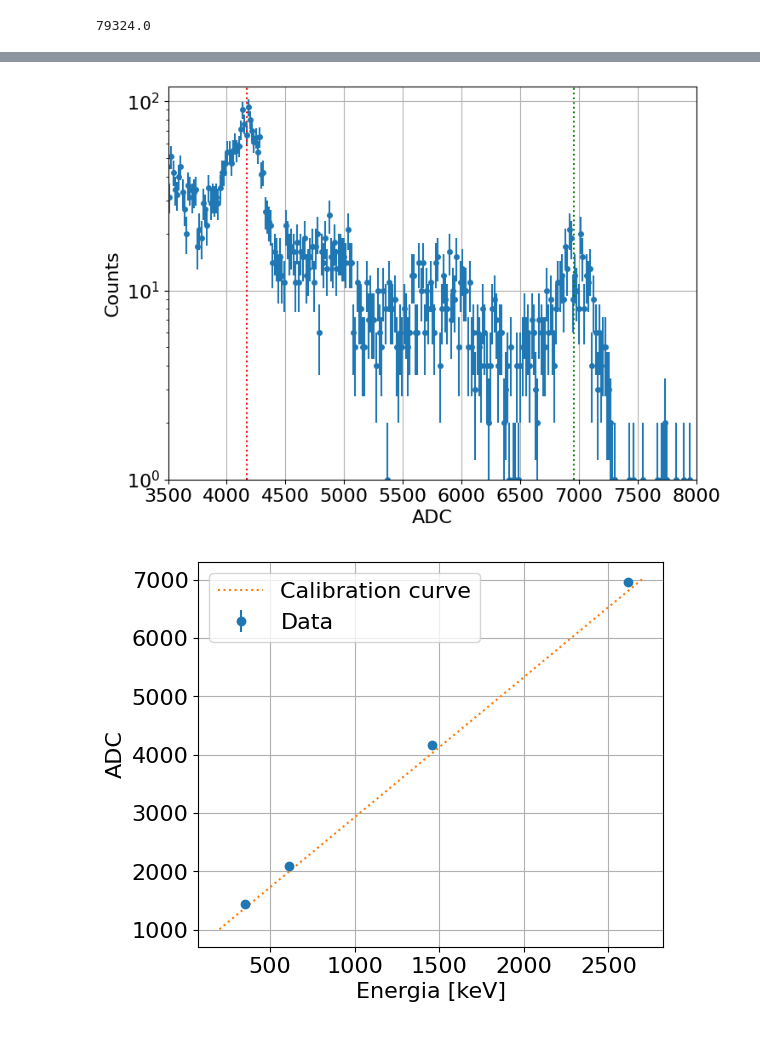
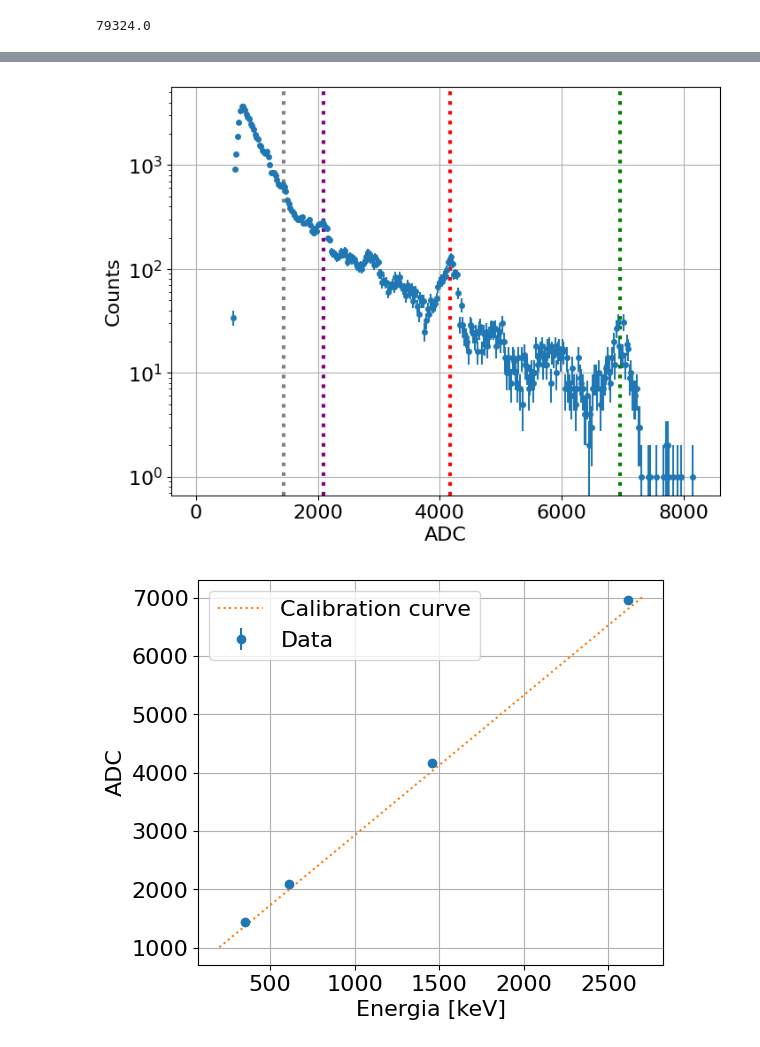
Before and after one commit to cerasole/EnvironmentalRadioactivity, a Jupyter notebook: Notebooks/SpectralFit.ipynb, the cells around one changed output, grey strips where cells are left out. Cells and saved outputs as stored; diff of their text form; code cells hidden in the pictures.

```diff
--- a/Notebooks/SpectralFit.ipynb
+++ b/Notebooks/SpectralFit.ipynb
@@ -53,5 +48,0 @@ files
-# %%
-Nfiles = 5
-for i in range(1, 6):
-  file = files[i-1]
-  print (file)
@@ -64,5 +53,5 @@ for i in range(1, 6):
 # %%
-file = files[0]
+file = "1.txt"
 
 adc, counts = np.loadtxt(file, unpack = True, skiprows = 14)
 adc, counts
@@ -111,4 +107,4 @@ def rebin_histogram(bins, values, rebin):
     new_values[i] = np.sum(values[i*rebin:(i+1)*rebin])
   return new_bins, new_values
 
-rebinned_adc, rebinned_counts = rebin_histogram(adc, counts, 16)
+rebinned_adc, rebinned_counts = rebin_histogram(adc, counts, 24)
@@ -115,31 +133,31 @@ rebinned_adc, rebinned_counts = rebin_histogram(adc, counts, 16)
 # %%
 fig, ax = plt.subplots(figsize = (8, 6))
 
 ax.errorbar(
     rebinned_adc,
     rebinned_counts,
     xerr = (rebinned_adc[1] - rebinned_adc[0])/2,
     yerr = np.sqrt(rebinned_counts),
     ls = "None",
     marker = "o",
     markersize = 4
 )
 ax.set_xlabel("ADC")
 ax.set_ylabel("Counts")
 ax.set_yscale("log")
 # Focus su alcuni picchi a bassa energia
 #ax.set_xlim(1000, 3300)
-#ax.set_ylim(50, 1000)
-ax.axvline(1440, ls = "dotted", color = "gray") # Picco del Pb-214 a 352 keV
-ax.axvline(2090, ls = "dotted", color = "purple") # Picco del Tl-208 a 609 keV
+#ax.set_ylim(50, 2000)
+ax.axvline(1440, ls = "dotted", color = "gray", lw = 3) # Picco del Pb-214 a 352 keV
+ax.axvline(2090, ls = "dotted", color = "purple", lw = 3) # Picco del Tl-208 a 609 keV
 # Focus su alcuni picchi ad alta energia
-ax.set_xlim(3500, 8000)
-ax.set_ylim(1, 120)
-ax.axvline(4170, ls = "dotted", color = "red") # Picco del Co-60 a 1460 keV
-ax.axvline(6960, ls = "dotted", color = "green") # Picco del Tl-208 o 2614 keV
+#ax.set_xlim(3500, 8000)
+#ax.set_ylim(1, 220)
+ax.axvline(4170, ls = "dotted", color = "red", lw = 3) # Picco del Co-60 a 1460 keV
+ax.axvline(6960, ls = "dotted", color = "green", lw = 3) # Picco del Tl-208 o 2614 keV
 ax.grid()
 # %% [output]
-[figure, old version]
+[figure, new version]
 # %%
 # Calibrazione = conversione da ADC ad energia
 adc_peaks = np.array([1440, 2090, 4170, 6960])
```
Also changed, not shown: parts of 41 cells of this notebook.
